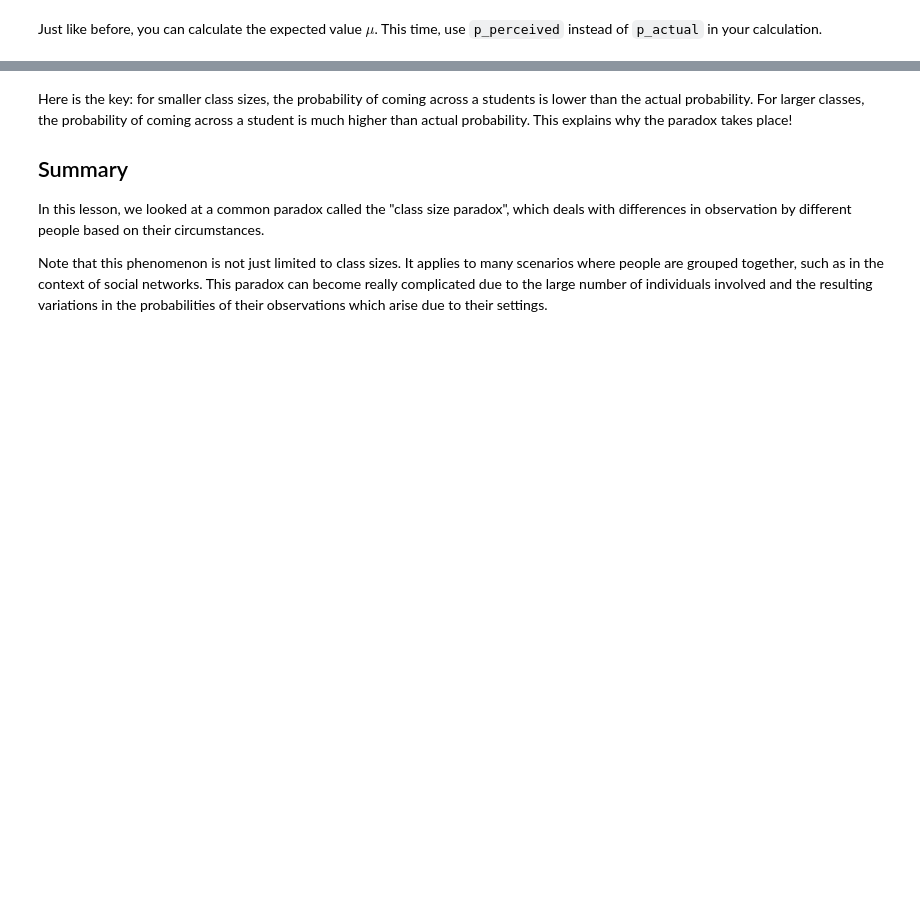
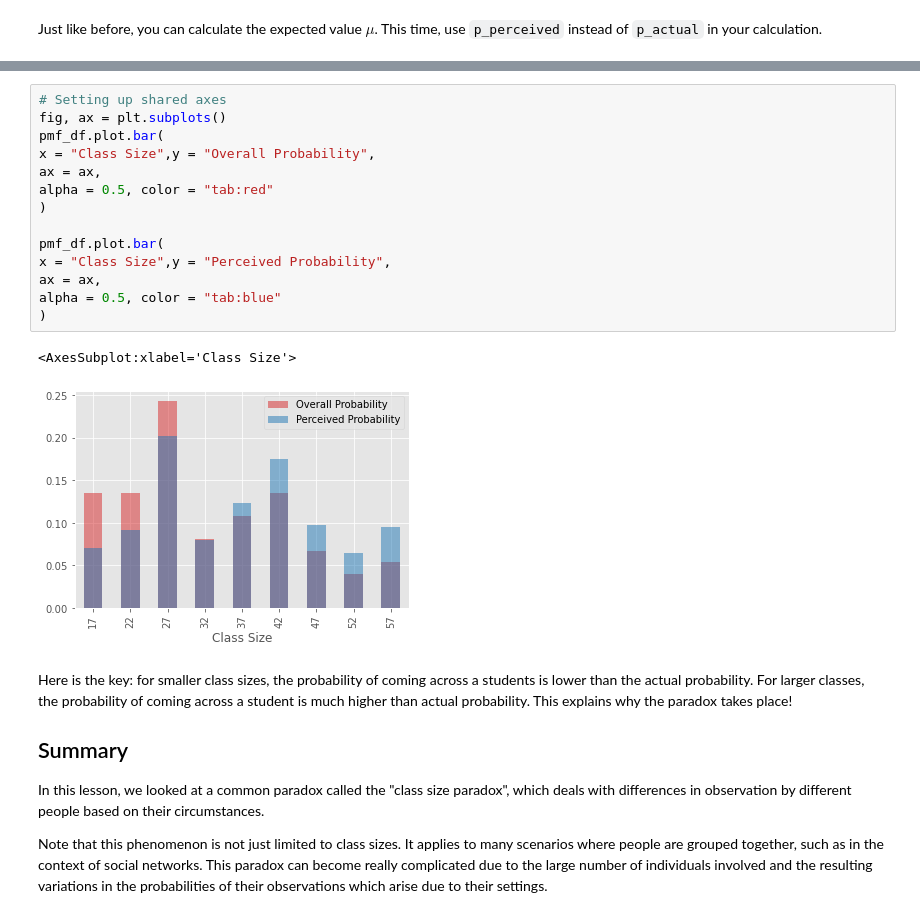
Before and after one commit to MMJGGR/dsc-probability-mass-function-lab, a Jupyter notebook: index.ipynb, the cells around one changed output, grey strips where cells are left out. Saved outputs shown, nothing was run; the diff lists cells and outputs as text; blank space fills up the shorter version.

```diff
--- a/index.ipynb
+++ b/index.ipynb
@@ -208,3 +246,20 @@ fig, ax = plt.subplots()
+# %%
+# Setting up shared axes
+fig, ax = plt.subplots()
+pmf_df.plot.bar(
+x = "Class Size",y = "Overall Probability",
+ax = ax,
+alpha = 0.5, color = "tab:red"
+)
+
+pmf_df.plot.bar(
+x = "Class Size",y = "Perceived Probability",
+ax = ax,
+alpha = 0.5, color = "tab:blue"
+)
+# %% [output]
+<AxesSubplot:xlabel='Class Size'>
+[figure, added]
 # %% [markdown]
 Here is the key: for smaller class sizes, the probability of coming across a students is lower than the actual probability. For larger classes, the probability of coming across a student is much higher than actual probability. This explains why the paradox takes place!
 
```
Also changed, not shown: parts of 9 cells of this notebook.
